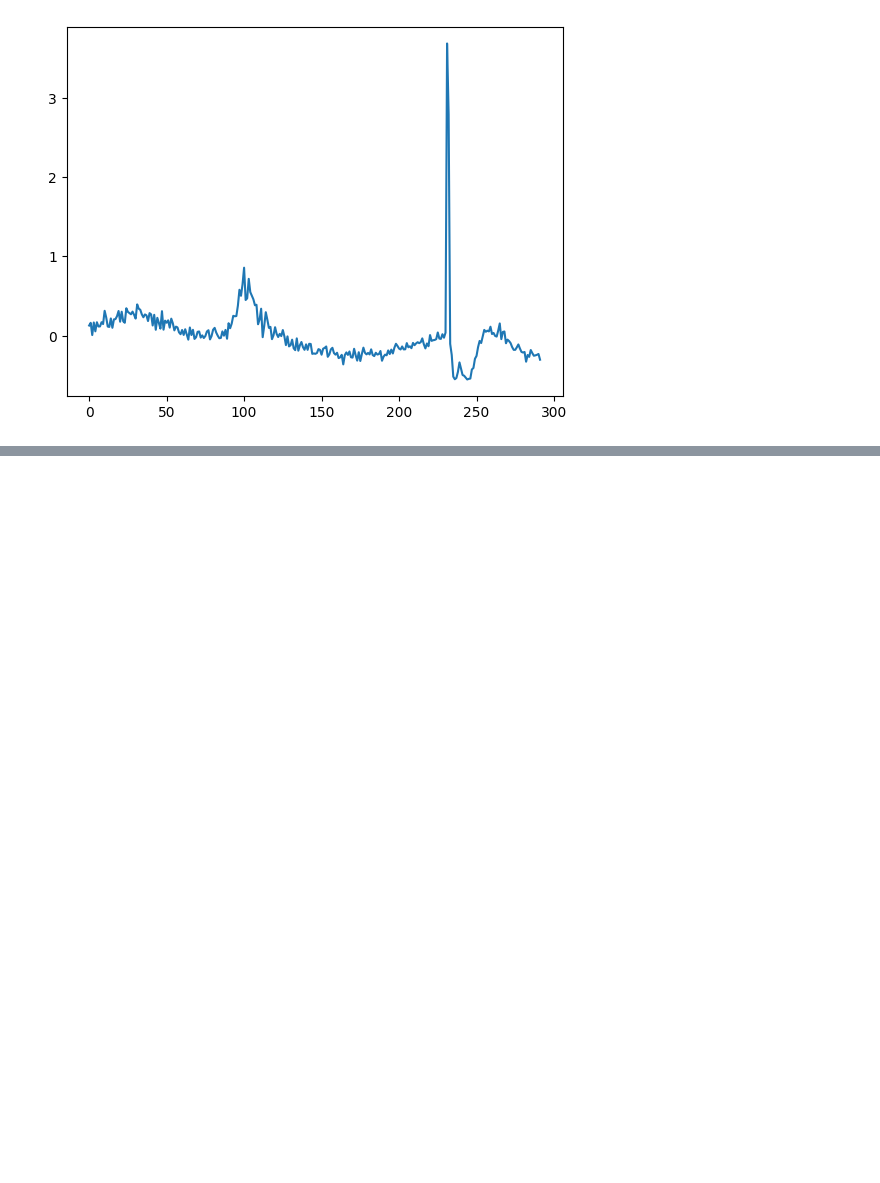
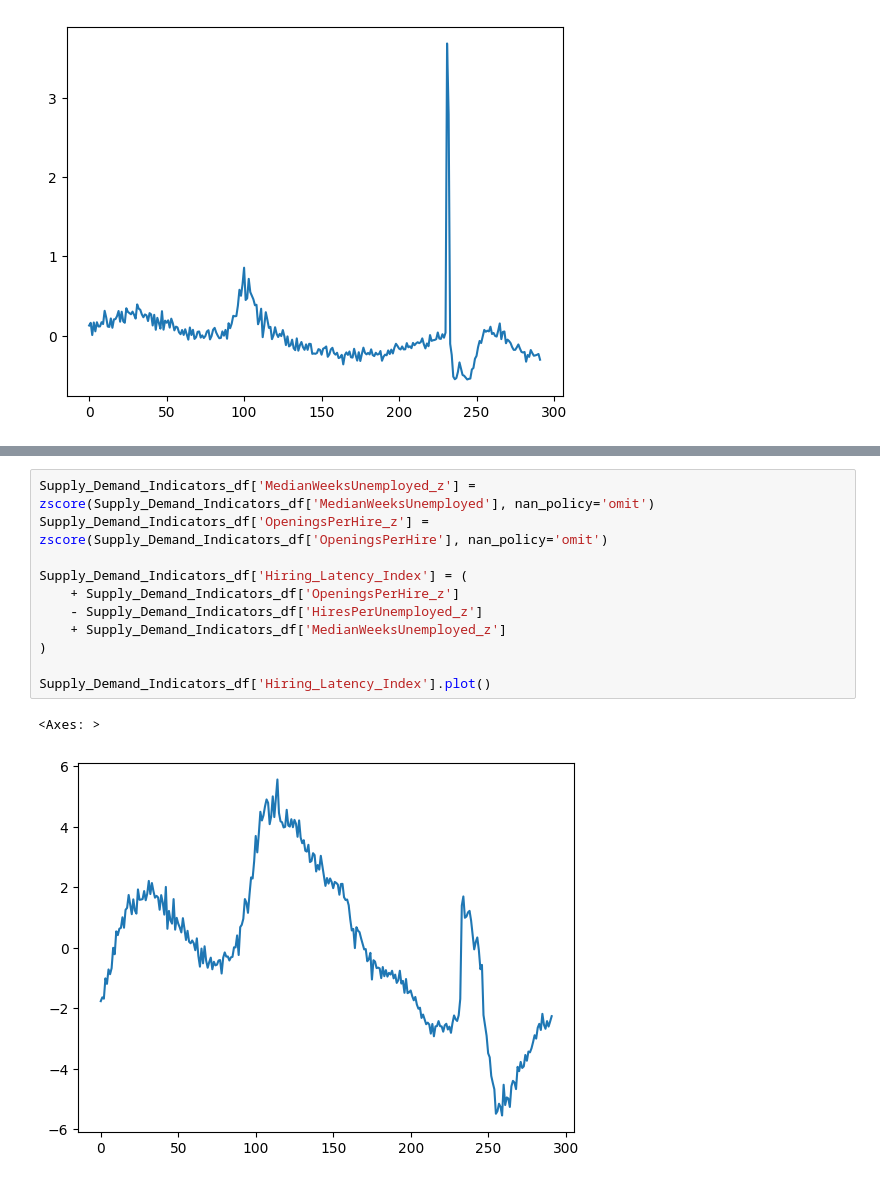
Before and after one commit to Makster04/Labor_Market_Index, a Jupyter notebook: Demand_vs_Supply/Demand_vs_Supply.ipynb, the cells around one changed output, grey strips where cells are left out. Drawn from its saved outputs; the diff is of its cells as text; blank space fills up the shorter version.

```diff
--- a/Demand_vs_Supply/Demand_vs_Supply.ipynb
+++ b/Demand_vs_Supply/Demand_vs_Supply.ipynb
@@ -537,0 +569,14 @@ Supply_Demand_Indicators_df['Hiring_Friction_Index'].plot()
+# %%
+Supply_Demand_Indicators_df['MedianWeeksUnemployed_z'] = zscore(Supply_Demand_Indicators_df['MedianWeeksUnemployed'], nan_policy='omit')
+Supply_Demand_Indicators_df['OpeningsPerHire_z'] = zscore(Supply_Demand_Indicators_df['OpeningsPerHire'], nan_policy='omit')
+
+Supply_Demand_Indicators_df['Hiring_Latency_Index'] = (
+    + Supply_Demand_Indicators_df['OpeningsPerHire_z']
+    - Supply_Demand_Indicators_df['HiresPerUnemployed_z']
+    + Supply_Demand_Indicators_df['MedianWeeksUnemployed_z']
+)
+
+Supply_Demand_Indicators_df['Hiring_Latency_Index'].plot()
+# %% [output]
+<Axes: >
+[figure, added]
```
Also changed, not shown: parts of 47 cells of this notebook, 7 other files.
